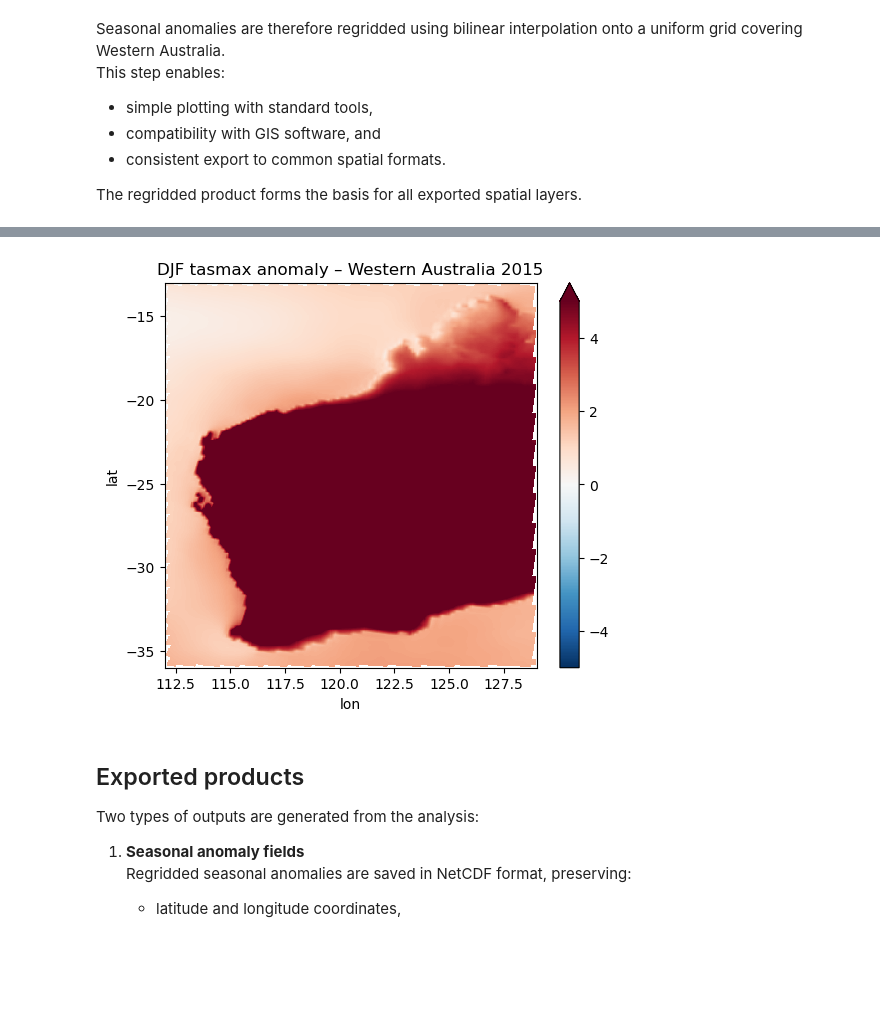
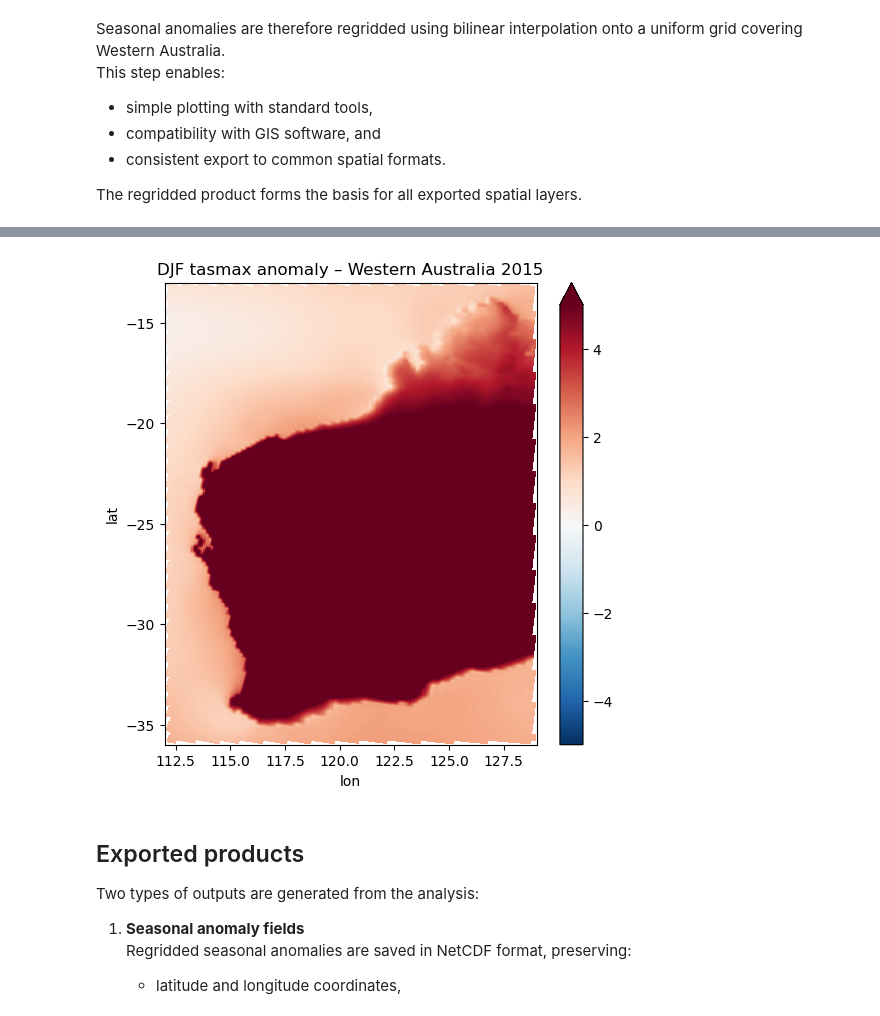
Before and after one commit to DikshaSagar/DWER, a Jupyter notebook: 05_basic_climate_analysis.ipynb, the cells around one changed output, grey strips where cells are left out. Saved outputs shown, nothing was run; the diff lists cells and outputs as text; code cells hidden in the pictures; blank space fills up the shorter version.

```diff
--- a/05_basic_climate_analysis.ipynb
+++ b/05_basic_climate_analysis.ipynb
@@ -151,4 +110,6 @@ Because the data are defined on a rotated grid, maps are generated using:
 - with an explicit `transform=ccrs.PlateCarree()` argument
 
 This guarantees that values are plotted at their true geographic locations and prevents the empty or misplaced maps that occur when plotting rotated-grid data with default routines.
+# %%
+tasmax_wa = kelvin_to_celsius(tasmax_wa)
 # %%
@@ -364,15 +335,15 @@ Attributes:
 # %%
 seasonal_anom_ll.sel(season="DJF").plot(
     cmap="RdBu_r",
     vmin=-5, vmax=5,
-    figsize=(6,5)
+    figsize=(6,6)
 )
 plt.xlim(112, 129)
 plt.ylim(-36, -13)
 plt.title("DJF tasmax anomaly – Western Australia 2015")
 plt.show()
 # %% [output]
-[figure, old version]
+[figure, new version]
 # %% [markdown]
 ## Exported products
 
```
Also changed, not shown: parts of 8 cells of this notebook, 5 other files.
